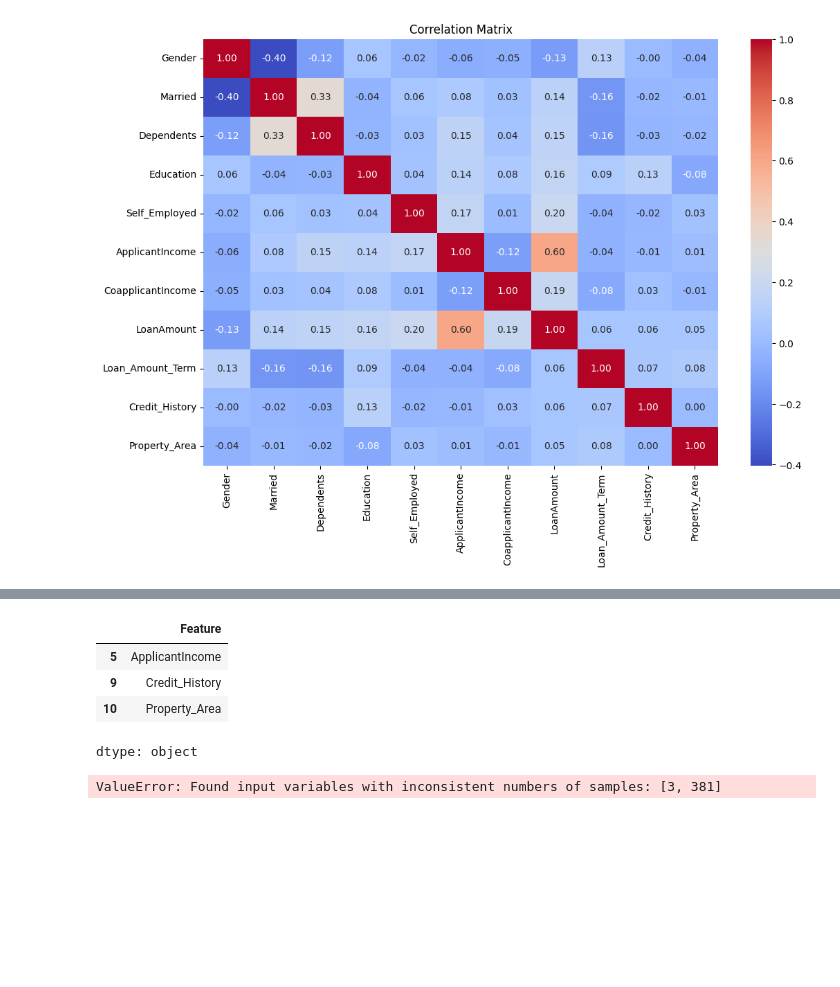
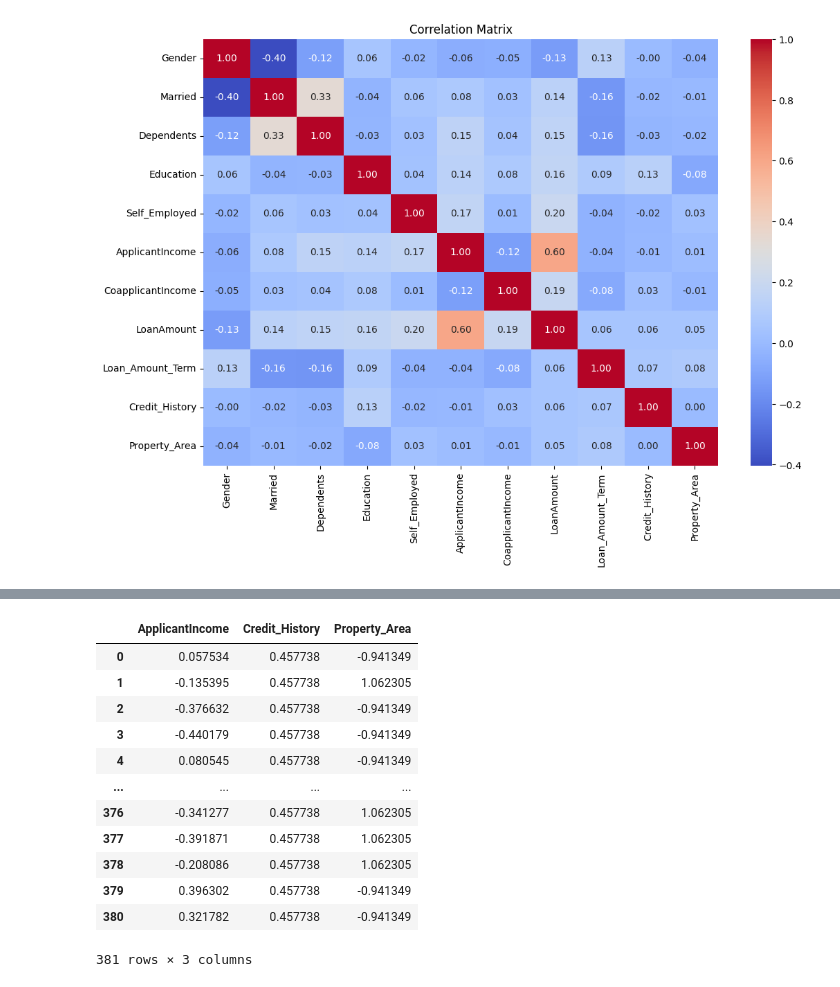
Before and after one commit to MhammadRezaValiYari/loan-validation, a Jupyter notebook: Loan_validation_with_Decision_Tree.ipynb, the cells around one changed output, grey strips where cells are left out. Drawn from its saved outputs; the diff is of its cells as text; code cells hidden in the pictures; blank space fills up the shorter version.

```diff
--- a/Loan_validation_with_Decision_Tree.ipynb
+++ b/Loan_validation_with_Decision_Tree.ipynb
@@ -210,8 +216,0 @@ features = mu_df[mu_df['mutual_score'] > 0.01]['Feature']
-# %%
-features
-# %% [output]
-|  | Feature |
-| 5 | ApplicantIncome |
-| 9 | Credit_History |
-| 10 | Property_Area |
-dtype: object
@@ -218,6 +219,20 @@ dtype: object
+# %%
+selected_features
+# %% [output]
+|  | ApplicantIncome | Credit_History | Property_Area |
+| 0 | 0.057534 | 0.457738 | -0.941349 |
+| 1 | -0.135395 | 0.457738 | 1.062305 |
+| 2 | -0.376632 | 0.457738 | -0.941349 |
+| 3 | -0.440179 | 0.457738 | -0.941349 |
+| 4 | 0.080545 | 0.457738 | -0.941349 |
+| ... | ... | ... | ... |
+| 376 | -0.341277 | 0.457738 | 1.062305 |
+| 377 | -0.391871 | 0.457738 | 1.062305 |
+| 378 | -0.208086 | 0.457738 | 1.062305 |
+| 379 | 0.396302 | 0.457738 | -0.941349 |
+| 380 | 0.321782 | 0.457738 | -0.941349 |
+381 rows × 3 columns
 # %%
 from sklearn.model_selection import train_test_split
 
-x_train, x_test, y_train, y_test = train_test_split(features, x, random_state=42, test_size=0.2)
+x_train, x_test, y_train, y_test = train_test_split(selected_features, y, random_state=42, test_size=0.2)
-# %% [output]
-ValueError: Found input variables with inconsistent numbers of samples: [3, 381]
```
Also changed, not shown: parts of 12 cells of this notebook.
